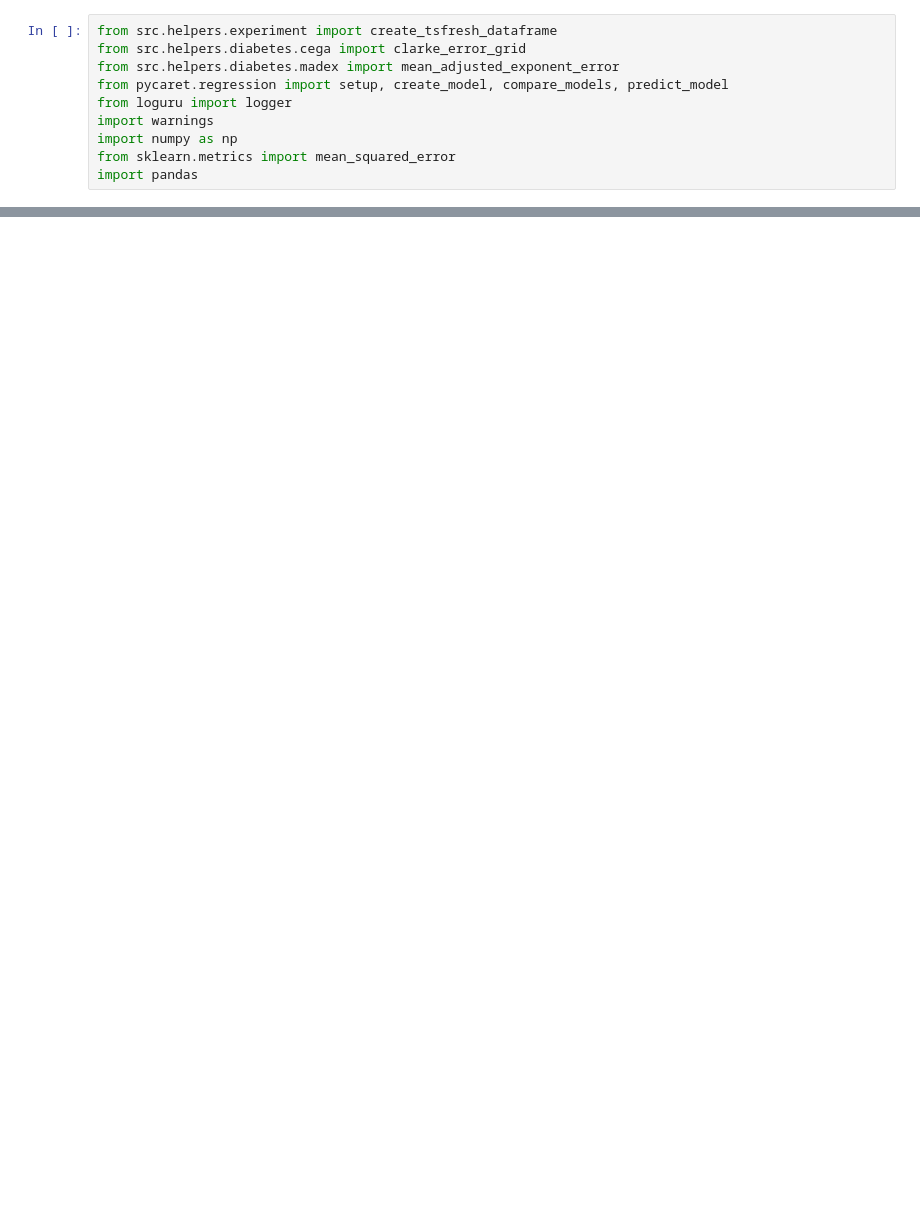
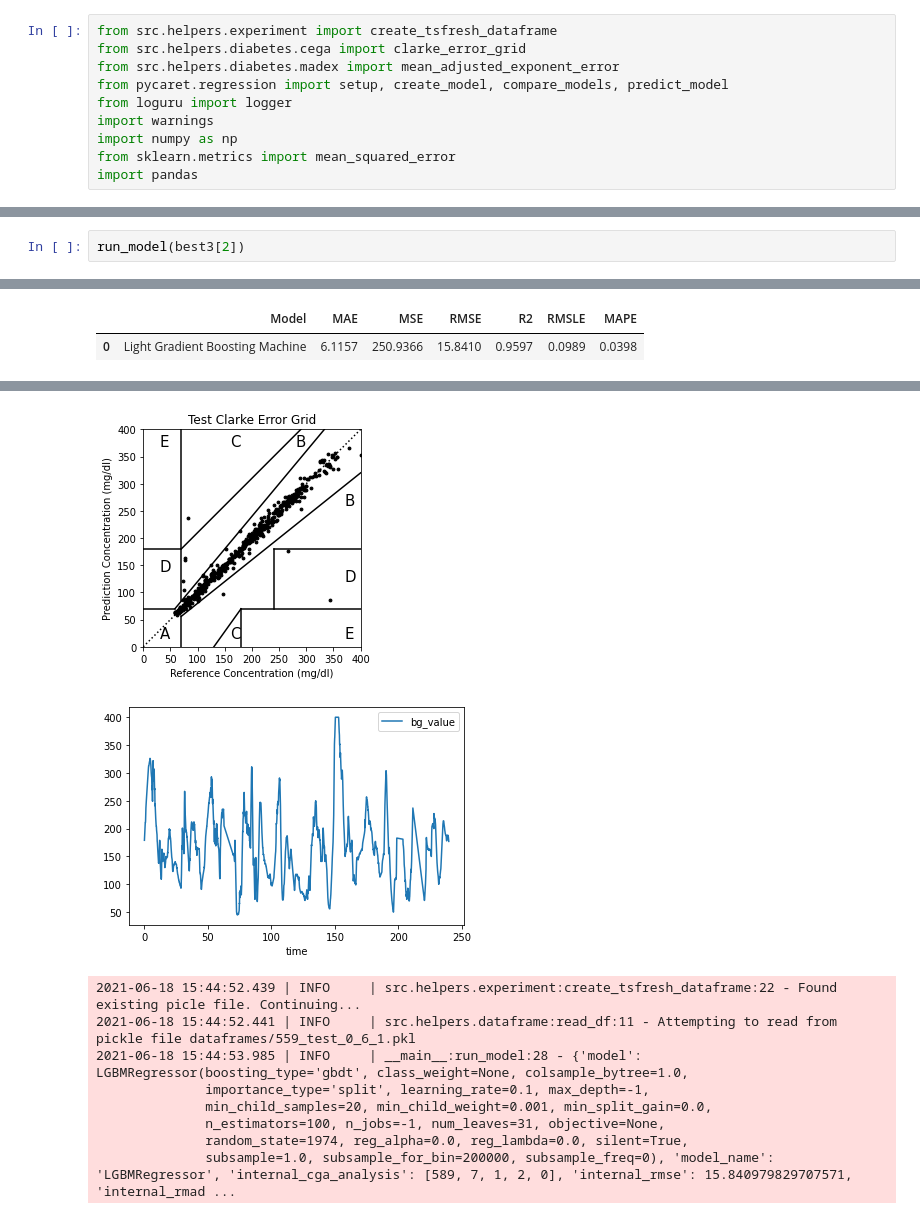
Before and after one commit to spitoglou/diabetes, a Jupyter notebook: run_experiment.ipynb, the cells around one changed output, grey strips where cells are left out. Cells and saved outputs as stored; diff of their text form; blank space fills up the shorter version.

```diff
--- a/run_experiment.ipynb
+++ b/run_experiment.ipynb
@@ -175,0 +214,3 @@ output
+# %%
+run_model(best3[2])
+# %% [output]
@@ -175,0 +231,2 @@ output
+|  | Model | MAE | MSE | RMSE | R2 | RMSLE | MAPE |
+| 0 | Light Gradient Boosting Machine | 6.1157 | 250.9366 | 15.8410 | 0.9597 | 0.0989 | 0.0398 |
@@ -175,0 +235,10 @@ output
+[figure, added]
+[figure, added]
+2021-06-18 15:44:52.439 | INFO     | src.helpers.experiment:create_tsfresh_dataframe:22 - Found existing picle file. Continuing...
+2021-06-18 15:44:52.441 | INFO     | src.helpers.dataframe:read_df:11 - Attempting to read from pickle file dataframes/559_test_0_6_1.pkl
+2021-06-18 15:44:53.985 | INFO     | __main__:run_model:28 - {'model': LGBMRegressor(boosting_type='gbdt', class_weight=None, colsample_bytree=1.0,
+              importance_type='split', learning_rate=0.1, max_depth=-1,
+              min_child_samples=20, min_child_weight=0.001, min_split_gain=0.0,
+              n_estimators=100, n_jobs=-1, num_leaves=31, objective=None,
+              random_state=1974, reg_alpha=0.0, reg_lambda=0.0, silent=True,
+              subsample=1.0, subsample_for_bin=200000, subsample_freq=0), 'model_name': 'LGBMRegressor', 'internal_cga_analysis': [589, 7, 1, 2, 0], 'internal_rmse': 15.840979829707571, 'internal_rmad ...
```
Also changed, not shown: parts of 14 cells of this notebook.
